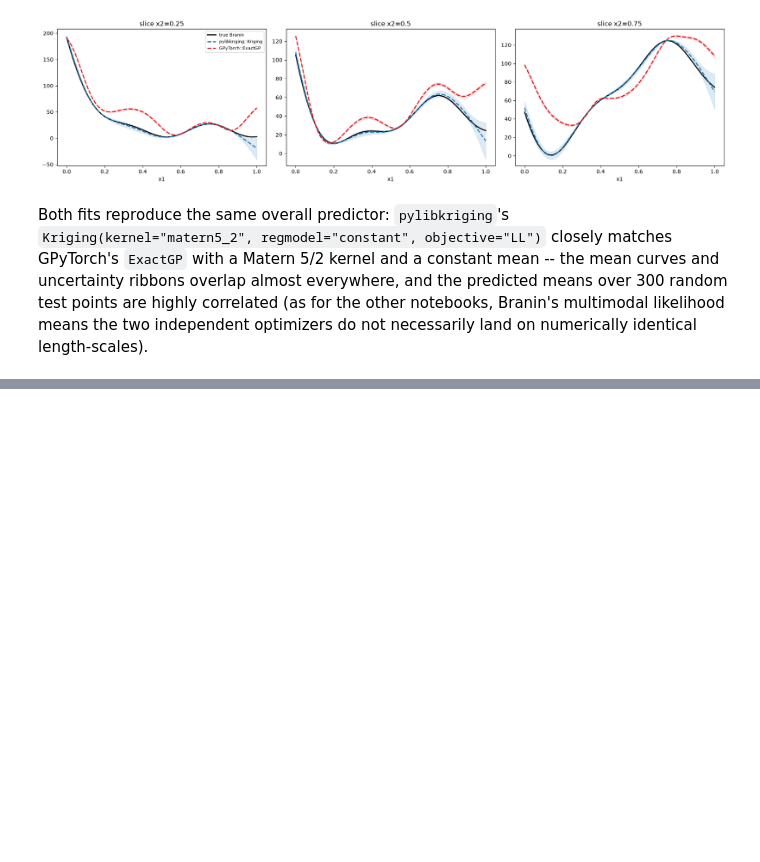
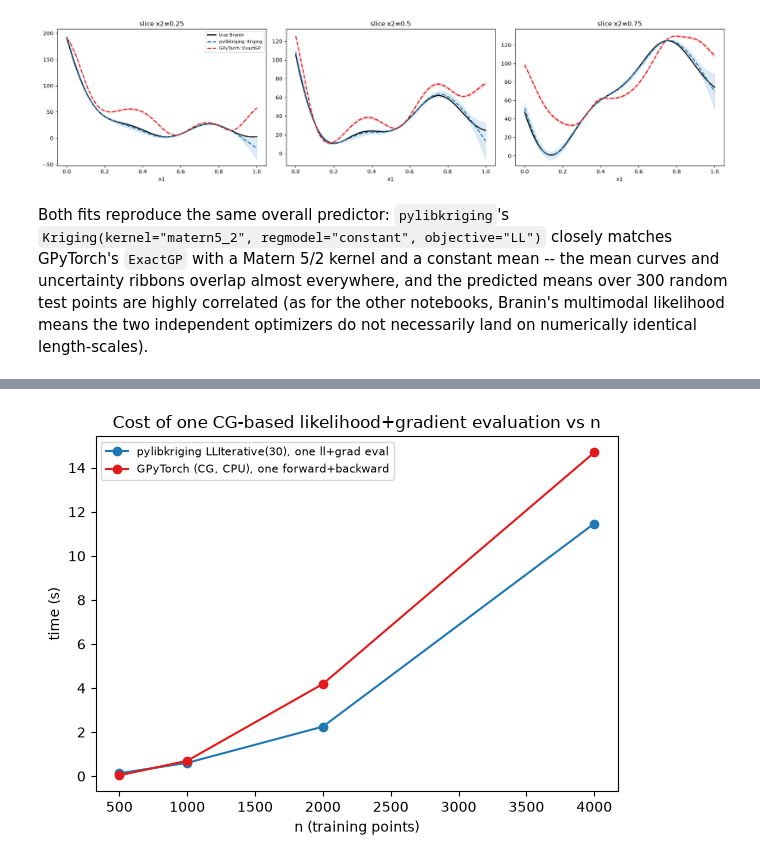
Before and after one commit to libKriging/libKriging, a Jupyter notebook: docs/comparisons/libKriging_vs_GPyTorch.ipynb, the cells around one changed output, grey strips where cells are left out. Cells and saved outputs as stored; diff of their text form; code cells hidden in the pictures; blank space fills up the shorter version.

```diff
--- a/docs/comparisons/libKriging_vs_GPyTorch.ipynb
+++ b/docs/comparisons/libKriging_vs_GPyTorch.ipynb
@@ -398,23 +225,0 @@ accuracy from optimizer behavior.
-# %%
-def branin2(X):
-    return branin(X)
-
-
-rng_it = np.random.default_rng(321)
-n_it = 150
-X_it = rng_it.uniform(size=(n_it, 2))
-y_it = branin2(X_it)
-theta_it = np.full((1, 2), 0.15)
-params_it = {"theta": theta_it, "sigma2": 1.0}
-
-k_iter = lk.Kriging(y_it, X_it, "matern5_2", objective="LLIterative(30)", optim="none", parameters=params_it)
-k_iter_pc = lk.Kriging(y_it, X_it, "matern5_2", objective="LLIterative(30,20)", optim="none", parameters=params_it)
-k_exact_it = lk.Kriging(y_it, X_it, "matern5_2", objective="LL", optim="none", parameters=params_it)
-
-ll_exact, grad_exact, _ = k_exact_it.logLikelihoodFun(theta_it.ravel(), True)
-ll_iter, grad_iter, _ = k_iter.logLikelihoodFun(theta_it.ravel(), True)
-ll_pc, grad_pc, _ = k_iter_pc.logLikelihoodFun(theta_it.ravel(), True)
-
-print(f"LL exact             = {ll_exact:.4f}   grad = {np.asarray(grad_exact).ravel()}")
-print(f"LLIterative(30)      = {ll_iter:.4f}   grad = {np.asarray(grad_iter).ravel()}   (SLQ log-det + Hutchinson trace, like GPyTorch's BBMM)")
-print(f"LLIterative(30,20)   = {ll_pc:.4f}   grad = {np.asarray(grad_pc).ravel()}   (+ Nystrom preconditioner, like GPyTorch's pivoted-Cholesky)")
@@ -473,0 +307,15 @@ point inference (SVGP) — see [Scalability.md](../math/Scalability.md)'s
+# %%
+ns_cg = [r["n"] for r in results_cg]
+fig, ax = plt.subplots(figsize=(6, 4.5))
+ax.plot(ns_cg, [r["t_lk"] for r in results_cg], "o-", color="#1f78b4",
+        label="pylibkriging LLIterative(30), one ll+grad eval")
+ax.plot(ns_cg, [r["t_gpt"] for r in results_cg], "o-", color="#e31a1c",
+        label="GPyTorch (CG, CPU), one forward+backward")
+ax.set_xlabel("n (training points)")
+ax.set_ylabel("time (s)")
+ax.set_title("Cost of one CG-based likelihood+gradient evaluation vs n")
+ax.legend(fontsize=8)
+fig.tight_layout()
+plt.show()
+# %% [output]
+[figure, added]
```
Also changed, not shown: parts of 22 cells of this notebook.
